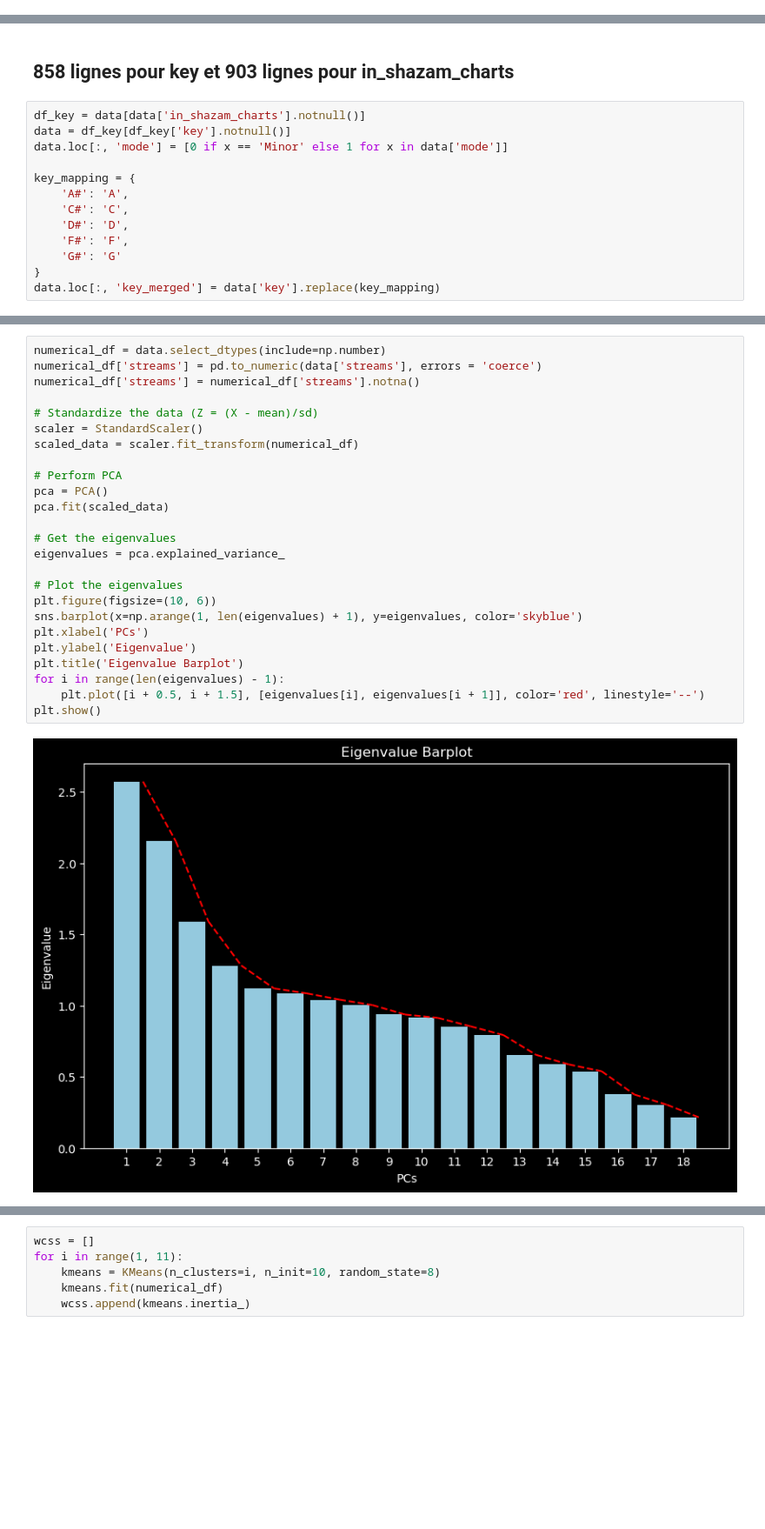
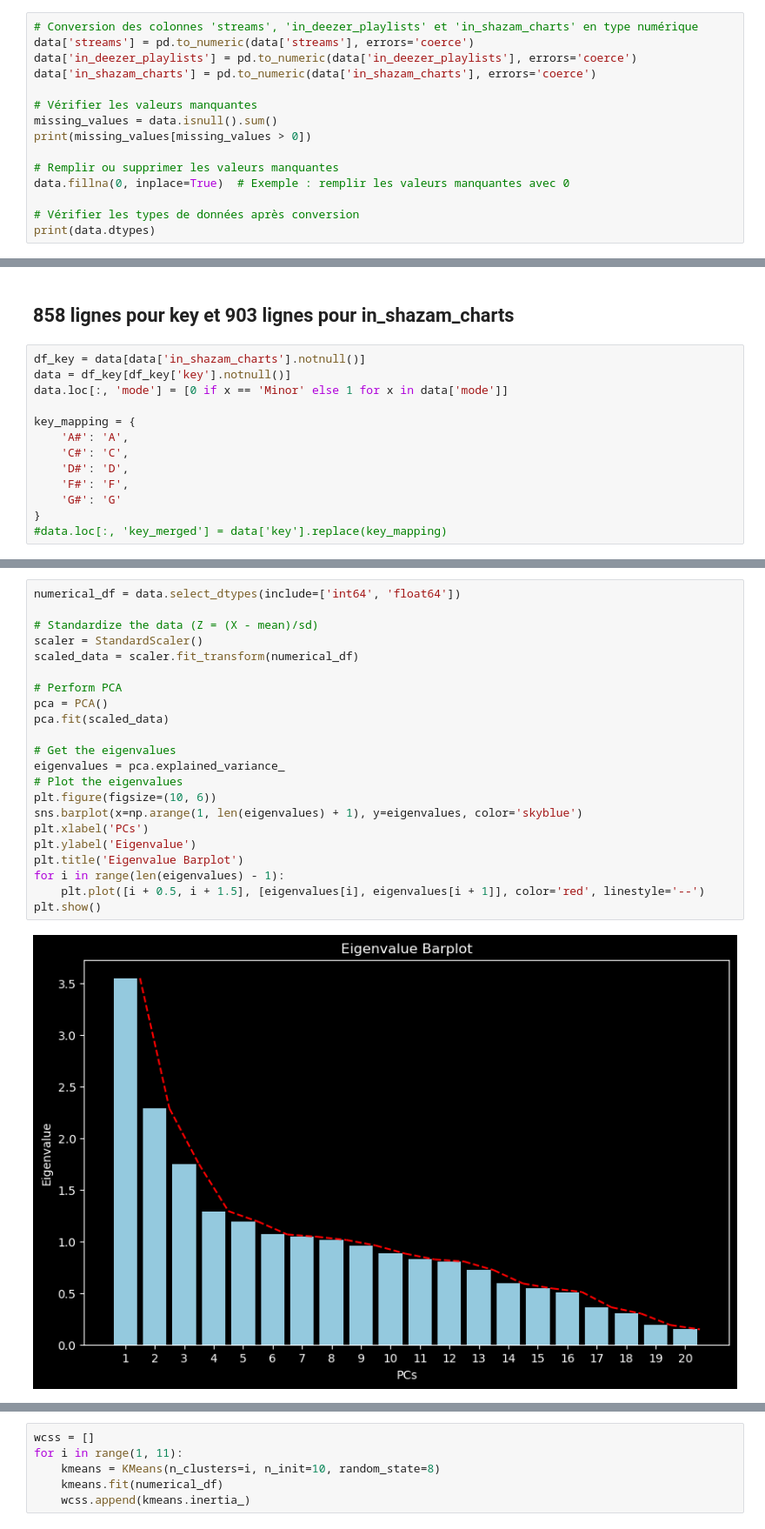
Before and after one commit to ZakITx/SY09_projet, a Jupyter notebook: exploratoire.ipynb, the cells around one changed output, grey strips where cells are left out. Shown at 87% size. Cells and saved outputs as stored; diff of their text form; blank space fills up the shorter version.

```diff
--- a/exploratoire.ipynb
+++ b/exploratoire.ipynb
@@ -46,3 +50,18 @@ Data columns (total 24 columns):
  23  speechiness_%         953 non-null    int64
 dtypes: int64(17), object(7)
 memory usage: 178.8+ KB
+# %%
+# Conversion des colonnes 'streams', 'in_deezer_playlists' et 'in_shazam_charts' en type numérique
+data['streams'] = pd.to_numeric(data['streams'], errors='coerce')
+data['in_deezer_playlists'] = pd.to_numeric(data['in_deezer_playlists'], errors='coerce')
+data['in_shazam_charts'] = pd.to_numeric(data['in_shazam_charts'], errors='coerce')
+
+# Vérifier les valeurs manquantes
+missing_values = data.isnull().sum()
+print(missing_values[missing_values > 0])
+
+# Remplir ou supprimer les valeurs manquantes
+data.fillna(0, inplace=True)  # Exemple : remplir les valeurs manquantes avec 0
+
+# Vérifier les types de données après conversion
+print(data.dtypes)
@@ -60,4 +97,4 @@ key_mapping = {
     'F#': 'F',
     'G#': 'G'
 }
-data.loc[:, 'key_merged'] = data['key'].replace(key_mapping)
+#data.loc[:, 'key_merged'] = data['key'].replace(key_mapping)
@@ -76,27 +133,24 @@ sns.countplot(x='key', data=data, palette='viridis')
 # %%
-numerical_df = data.select_dtypes(include=np.number)
-numerical_df['streams'] = pd.to_numeric(data['streams'], errors = 'coerce')
-numerical_df['streams'] = numerical_df['streams'].notna()
+numerical_df = data.select_dtypes(include=['int64', 'float64'])
 
 # Standardize the data (Z = (X - mean)/sd)
 scaler = StandardScaler()
 scaled_data = scaler.fit_transform(numerical_df)
 
 # Perform PCA
 pca = PCA()
 pca.fit(scaled_data)
 
 # Get the eigenvalues
 eigenvalues = pca.explained_variance_
-
 # Plot the eigenvalues
 plt.figure(figsize=(10, 6))
 sns.barplot(x=np.arange(1, len(eigenvalues) + 1), y=eigenvalues, color='skyblue')
 plt.xlabel('PCs')
 plt.ylabel('Eigenvalue')
 plt.title('Eigenvalue Barplot')
 for i in range(len(eigenvalues) - 1):
     plt.plot([i + 0.5, i + 1.5], [eigenvalues[i], eigenvalues[i + 1]], color='red', linestyle='--')
 plt.show()
 # %% [output]
-[figure, old version]
+[figure, new version]
```
Also changed, not shown: parts of 37 cells of this notebook, 1 other file.
